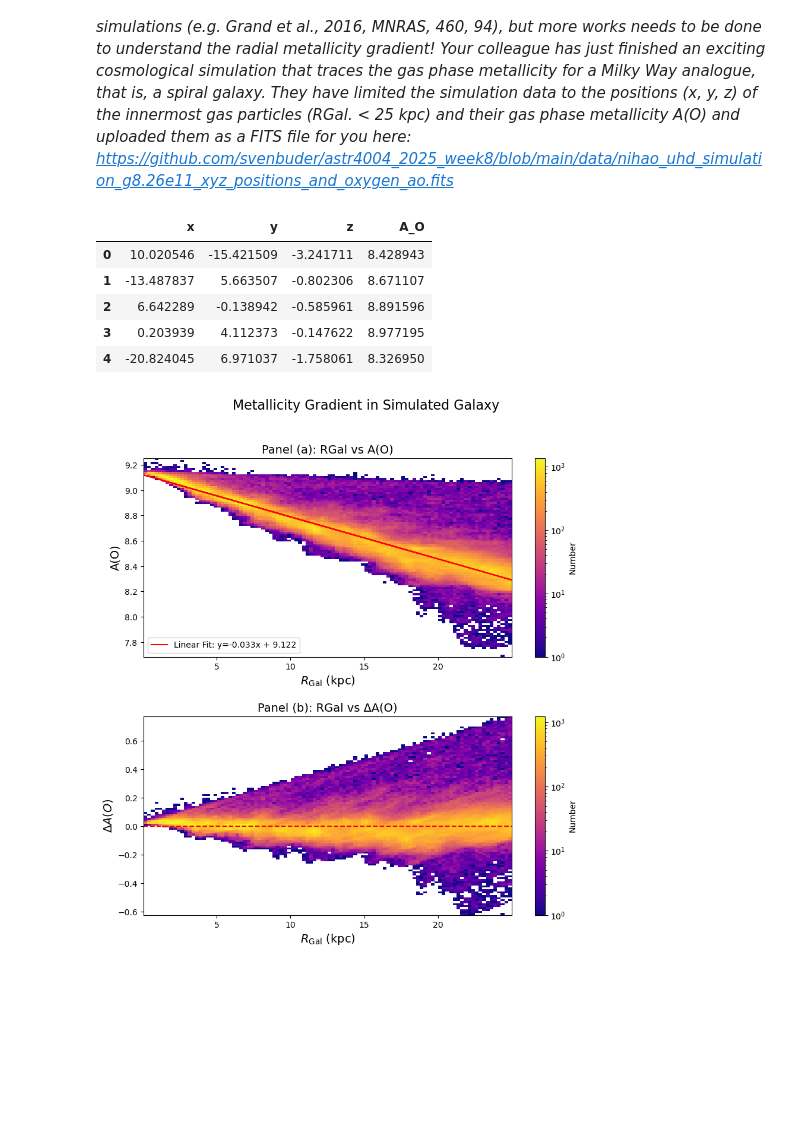
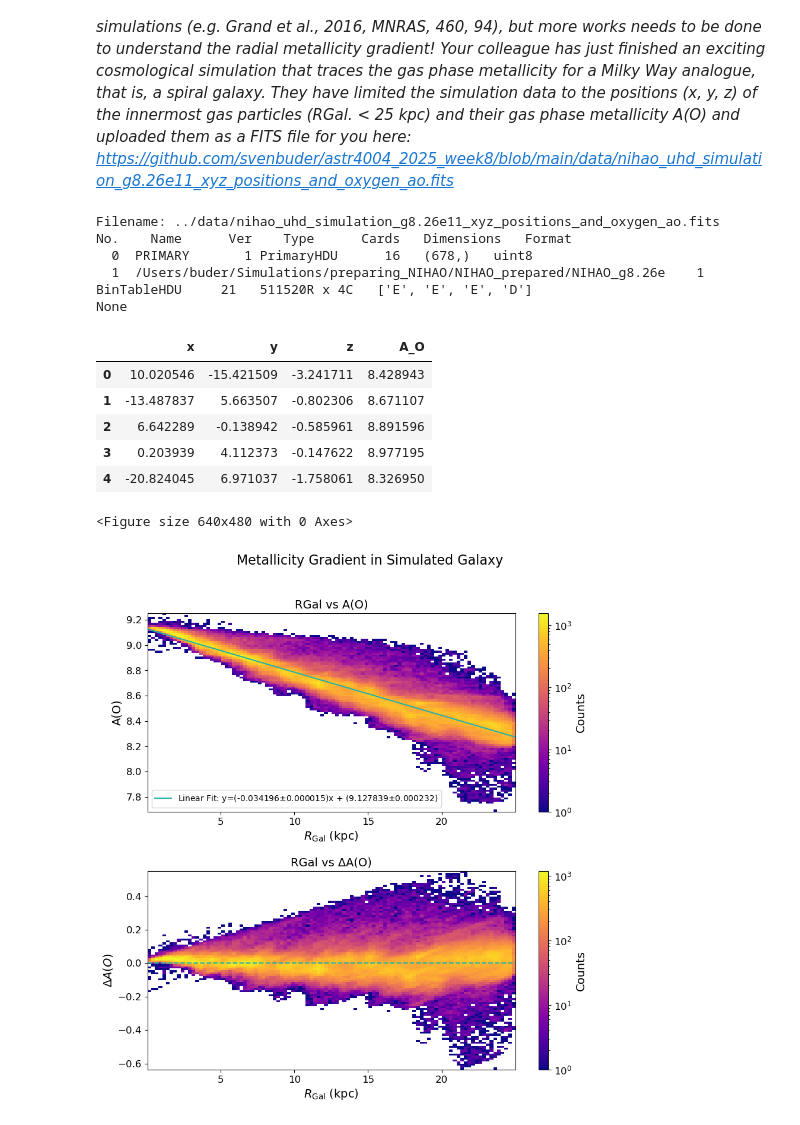
Before and after one commit to gevb2003/ASTR4004_Assignment_3, a Jupyter notebook: Question_3_Metallicity/metallicity_task.ipynb, the cells around one changed output. Saved outputs shown, nothing was run; the diff lists cells and outputs as text; code cells hidden in the pictures; blank space fills up the shorter version.

Commit message:
Completed Question 3, adding the xy plane plots and quantitative/qualitative analysis of the residuals. Saves figures to the respective folder.

```diff
--- a/Question_3_Metallicity/metallicity_task.ipynb
+++ b/Question_3_Metallicity/metallicity_task.ipynb
@@ -13,8 +16,13 @@ from matplotlib.colors import LogNorm
+# %%
+plt.rcParams['axes.labelsize'] = 14
+plt.rcParams['xtick.labelsize'] = 12
+plt.rcParams['ytick.labelsize'] = 12
 # %%
 # Import fits data
 hdul = fits.open('../data/nihao_uhd_simulation_g8.26e11_xyz_positions_and_oxygen_ao.fits')
 data = hdul[1].data
 header = hdul[1].header
+print(hdul.info())
 hdul.close()
 
 metal_pd = Table(data)
@@ -22,6 +30,11 @@ metal_pd = metal_pd.to_pandas()
 
 display(metal_pd.head())
 # %% [output]
+Filename: ../data/nihao_uhd_simulation_g8.26e11_xyz_positions_and_oxygen_ao.fits
+No.    Name      Ver    Type      Cards   Dimensions   Format
+  0  PRIMARY       1 PrimaryHDU      16   (678,)   uint8
+  1  /Users/buder/Simulations/preparing_NIHAO/NIHAO_prepared/NIHAO_g8.26e    1 BinTableHDU     21   511520R x 4C   ['E', 'E', 'E', 'D']
+None
 |  | x | y | z | A_O |
 | 0 | 10.020546 | -15.421509 | -3.241711 | 8.428943 |
 | 1 | -13.487837 | 5.663507 | -0.802306 | 8.671107 |
@@ -30,39 +43,51 @@ display(metal_pd.head())
 | 4 | -20.824045 | 6.971037 | -1.758061 | 8.326950 |
 # %%
 # Create the cylindrical radius
-metal_pd['radius'] = np.sqrt(metal_pd['x']**2 + metal_pd['y']**2 + metal_pd['z']**2) # Do we need to have the z here as well?
+metal_pd['radius'] = np.sqrt(metal_pd['x']**2 + metal_pd['y']**2)# + metal_pd['z']**2) # Do we need to have the z here as well?
 # %%
 """Plot a 2-panel figure:
 – (a) Logarithmic density plot of RGal. vs. A(O), with a linear fit and legend.
 – (b) Residuals of the fit, RGal. vs. ΔA(O)."""
 
-# Create figure and axes
+def lin_fit_sm(x, y):
+    mask = ~np.isnan(x) & ~np.isnan(y)
+    x_fit = x[mask]
+    y_fit = y[mask]
+
+    # Add intercept
+    x_with_intercept = sm.add_constant(x_fit)
+    model = sm.OLS(y_fit, x_with_intercept).fit()
+    return model
+
+plt.clf()
 fig, (ax1, ax2) = plt.subplots(2, 1, figsize=(10, 10))
 fig.subplots_adjust(hspace=0.3)
 fig.suptitle('Metallicity Gradient in Simulated Galaxy', fontsize=16)
 
-# Panel (a): Logarithmic density plot
+# Logarithmic density plot
 h1 = ax1.hist2d(metal_pd['radius'],metal_pd['A_O'],bins = 100,norm = LogNorm(), cmap='plasma')
-cbar = plt.colorbar(h1[-1], ax=ax1, label = 'Number')
-ax1.set_xlabel(r'$R_\text{Gal}$ (kpc)', fontsize=14)
-ax1.set_ylabel('A(O)', fontsize=14)
+cbar = plt.colorbar(h1[-1], ax=ax1, label = 'Counts')
+ax1.set_xlabel(r'$R_\text{Gal}$ (kpc)')
+ax1.set_ylabel('A(O)')
 ax1.legend()
-ax1.set_title('Panel (a): RGal vs A(O)', fontsize=14)
+ax1.set_title('RGal vs A(O)', fontsize=14)
 # Linear fit weighted evenly
-coeffs = np.polyfit(metal_pd['radius'], metal_pd['A_O'], 1)
-fit_line = np.poly1d(coeffs)
-ax1.plot(metal_pd['radius'], fit_line(metal_pd['radius']), color='red', label=f'Linear Fit: y={coeffs[0]:.3f}x + {coeffs[1]:.3f}')
+model = lin_fit_sm(metal_pd['radius'], metal_pd['A_O'])
+x_array_smooth = np.linspace(metal_pd['radius'].min(), metal_pd['radius'].max(), 200)
+y_fit = model.params[0] + model.params[1] * x_array_smooth
+ax1.plot(x_array_smooth, y_fit, color='lightseagreen', label=fr'Linear Fit: y=({model.params[1]:.6f}$\pm${model.bse[1]:.6f})x + ({model.params[0]:.6f}$\pm${model.bse[0]:.6f})')
 ax1.legend(loc='lower left')
 
-# Panel (b): Residuals of the fit
-residuals = metal_pd['A_O'] - fit_line(metal_pd['radius'])
+# Residuals of the fit
+residuals = metal_pd['A_O'] - (model.params[0] + model.params[1] * metal_pd['radius'])
 h2 = ax2.hist2d(metal_pd['radius'], residuals, bins=100, norm=LogNorm(), cmap='plasma')
-cbar = plt.colorbar(h2[-1], ax=ax2, label='Number')
-#ax2.scatter(metal_pd['radius'], residuals, c='green', label='Residuals', alpha=0.5)
-ax2.axhline(0, color='red', linestyle='--')
+cbar = plt.colorbar(h2[-1], ax=ax2, label='Counts')
+ax2.axhline(0, color='lightseagreen', linestyle='--')
 ax2.set_xlabel(r'$R_\text{Gal}$ (kpc)', fontsize=14)
 ax2.set_ylabel(r'$\Delta A(O)$', fontsize=14)
-ax2.set_title('Panel (b): RGal vs ΔA(O)', fontsize=14)
+ax2.set_title('RGal vs ΔA(O)', fontsize=14)
+plt.savefig('../figures/ao_vs_Rgal.png', dpi = 200)
 plt.show()
 # %% [output]
+<Figure size 640x480 with 0 Axes>
-[figure, old version]
+[figure, new version]
```
Also changed, not shown: parts of 10 cells of this notebook, 3 other files.
